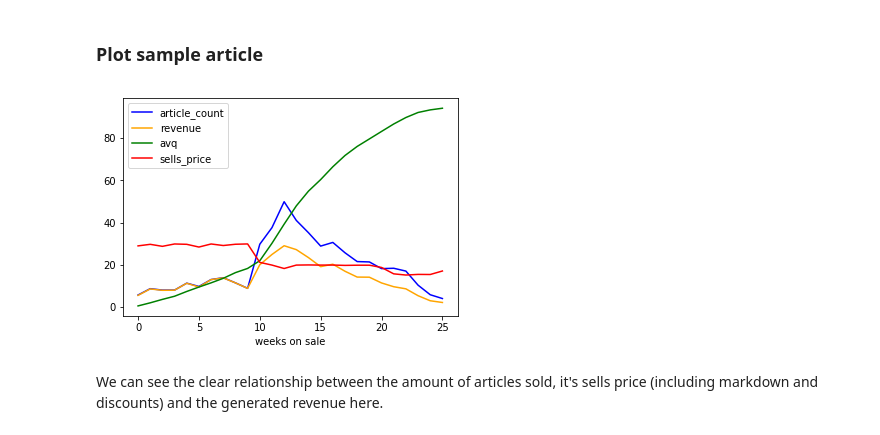
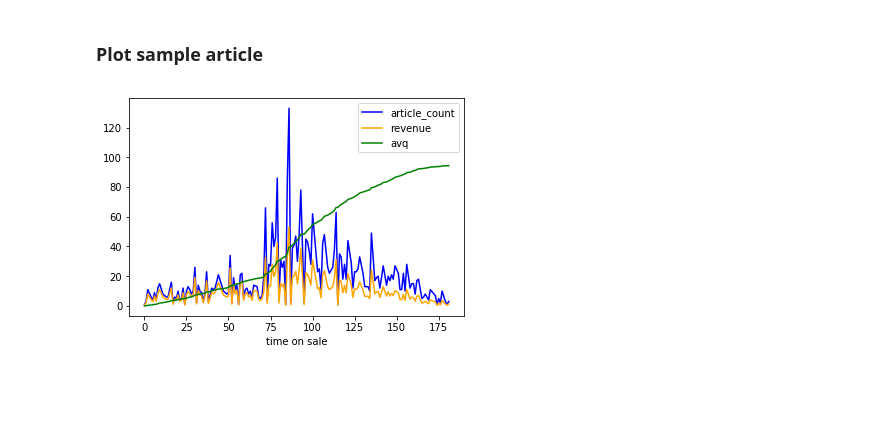
Before and after one commit to indyfree/tailor, a Jupyter notebook: notebooks/01-exploration-tailorit.ipynb, the cells around one changed output. Saved outputs shown, nothing was run; the diff lists cells and outputs as text; code cells hidden in the pictures; blank space fills up the shorter version.

```diff
--- a/notebooks/01-exploration-tailorit.ipynb
+++ b/notebooks/01-exploration-tailorit.ipynb
@@ -20,6 +19,5 @@ from tailor.data import group_by
 ### Load data
 # %%
 df = tailor.load_data()
-df = group_by.weeks_on_sale(df)
 # %% [markdown]
 ### Get an overview over the dataset
@@ -76,14 +56,11 @@ Wow, we're in luck, there are no null values in the dataset!
 ### Plot sample article
 # %%
 article = df.loc[df.article_id == 900003, [
-    "weeks_on_sale", "article_count", "avq", "revenue", "sells_price", "original_price"]]
-plt.plot(article.weeks_on_sale, article.article_count, 'blue')
-plt.plot(article.weeks_on_sale, article.revenue/article.original_price, 'orange', label='revenue')
-plt.plot(article.weeks_on_sale, article.avq, 'green')
-plt.plot(article.weeks_on_sale, article.sells_price, 'red')
-plt.xlabel('weeks on sale')
+    "time_on_sale", "article_count", "avq", "revenue"]]
+plt.plot(article.time_on_sale, article.article_count, 'blue')
+plt.plot(article.time_on_sale, article.revenue/40, 'orange')
+plt.plot(article.time_on_sale, article.avq, 'green')
+plt.xlabel('time on sale')
 plt.legend();
 # %% [output]
-[figure, old version]
+[figure, new version]
-# %% [markdown]
-We can see the clear relationship between the amount of articles sold, it's sells price (including markdown and discounts) and the generated revenue here.
```
Also changed, not shown: parts of 5 cells of this notebook, 8 other files.
